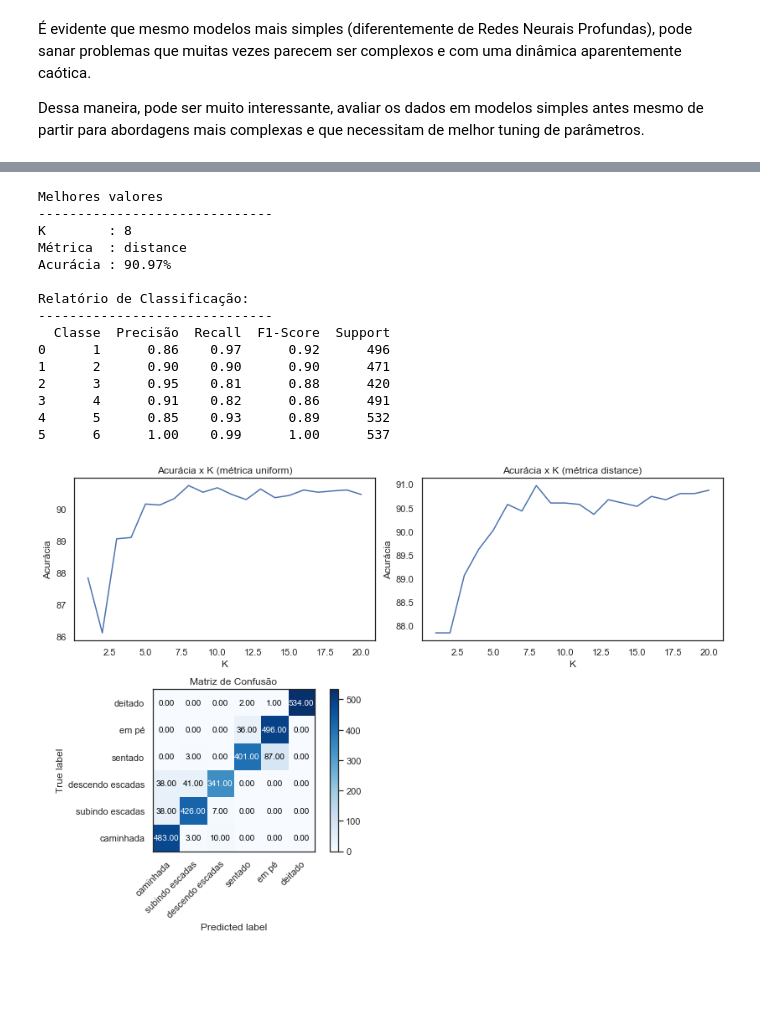
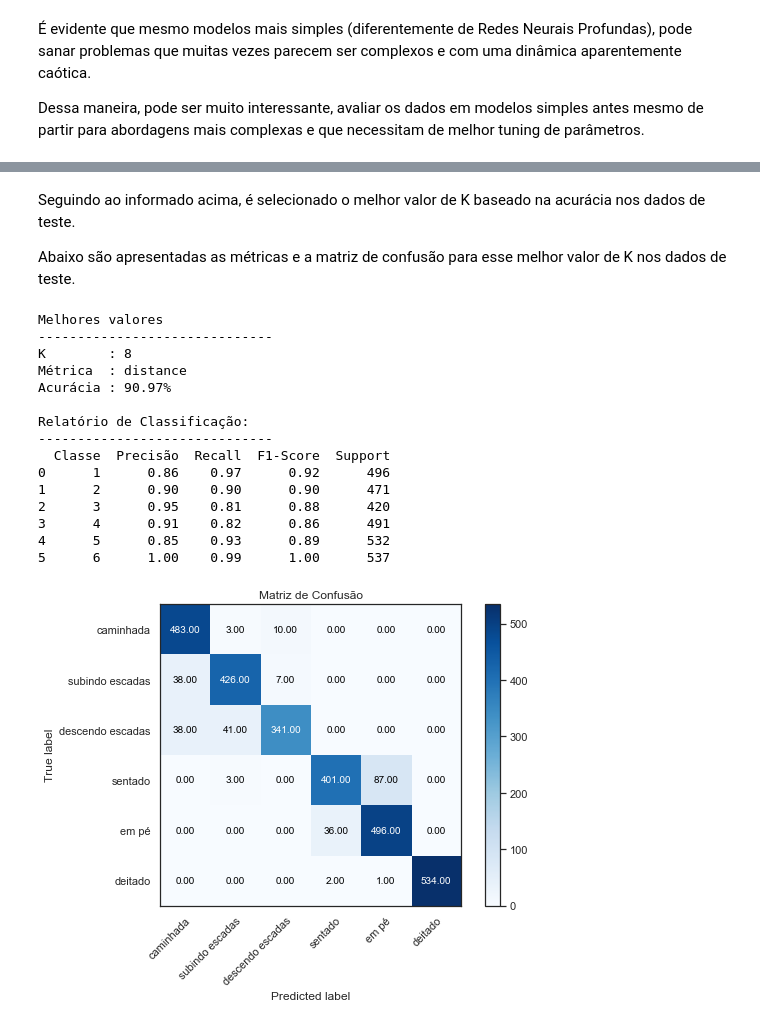
Before and after one commit to rdenadai/ia006c, a Jupyter notebook: notebooks/EFC02/EFC02.ipynb, the cells around one changed output, grey strips where cells are left out. Saved outputs shown, nothing was run; the diff lists cells and outputs as text; code cells hidden in the pictures; blank space fills up the shorter version.

```diff
--- a/notebooks/EFC02/EFC02.ipynb
+++ b/notebooks/EFC02/EFC02.ipynb
@@ -885,8 +907,8 @@ def compute_knn(_metric, _k, _x, _y, xt):
     unique, counts = np.unique(dist[:, 0], return_counts=True)
     # Pontos baseando-se na distancia média dos melhores resultados
     if _metric == "distance":
-        cls = {u: (np.mean(dist[dist[:, 0] == u][:, 1]) / co) for u, co in zip(unique, counts)}
-        return int(min(cls, key=cls.get))
+        cls = {u: np.sum(1./dist[dist[:, 0] == u][:, 1])  for u in unique}
+        return int(max(cls, key=cls.get))
     # Todos os pontos tem o mesmo peso
     else:
         cmax = np.where(counts == np.max(counts))[0][0]
@@ -895,7 +917,7 @@ def compute_knn(_metric, _k, _x, _y, xt):
 
 class KNeighborsClassifierImpl:
 
-    def __init__(self, k=1, metric="uniform"):
+    def __init__(self, k=5, metric="uniform"):
         self._k = k
         if "uniform" in metric:
             self._metric = "uniform"
@@ -908,7 +930,7 @@ class KNeighborsClassifierImpl:
 
     def predict(self, x_test):
         with ProcessPoolExecutor() as exc:
-            y_pred = list(exc.map(partial(compute_knn, self._metric, self._k, self._x, self._y), x_test, chunksize=100))
+            y_pred = list(exc.map(partial(compute_knn, self._metric, self._k, self._x, self._y), x_test, chunksize=500))
         return np.array(y_pred)
 # %%
 best_acc, best_k, best_m = 0, 1, "uniform"
@@ -932,6 +972,10 @@ knn.fit(x_har_train, y_har_train)
 y_har_pred = knn.predict(x_har_test)
 acc = np.sum(y_har_test == y_har_pred) / len(x_har_test)
 cfm = confusion_matrix(y_har_test, y_har_pred)
+# %% [markdown]
+Seguindo ao informado acima, é selecionado o melhor valor de K baseado na acurácia nos dados de teste.
+
+Abaixo são apresentadas as métricas e a matriz de confusão para esse melhor valor de K nos dados de teste.
 # %%
 print(f"Melhores valores")
 print("-" * 30)
@@ -958,20 +1002,9 @@ print(dfclass)
 
 labels = ["caminhada", "subindo escadas", "descendo escadas", "sentado", "em pé", "deitado"]
 
-plt.figure(figsize=(12, 8))
-plt.subplot(2, 2, 1)
-plt.title("Acurácia x K (métrica uniform)")
-plt.plot(range(1, 21), ACC["uniform"])
-plt.xlabel("K")
-plt.ylabel("Acurácia")
+plt.figure(figsize=(8, 6))
 
-plt.subplot(2, 2, 2)
-plt.title("Acurácia x K (métrica distance)")
-plt.plot(range(1, 21), ACC["distance"])
-plt.xlabel("K")
-plt.ylabel("Acurácia")
-
-ax = plt.subplot(2, 2, 3)
+ax = plt.subplot(1, 1, 1)
 im = plt.imshow(cfm, interpolation='nearest', cmap=plt.cm.Blues)
 ax.figure.colorbar(im, ax=ax)
 ax.set(xticks=np.arange(cfm.shape[1]),
@@ -983,32 +1016,32 @@ ax.set(xticks=np.arange(cfm.shape[1]),
        xlabel='Predicted label')
 # Rotate the tick labels and set their alignment.
 plt.setp(ax.get_xticklabels(), rotation=45, ha="right", rotation_mode="anchor")
 # Loop over data dimensions and create text annotations.
 thresh = cfm.max() / 2.
 for i in range(cfm.shape[0]):
     for j in range(cfm.shape[1]):
         ax.text(j, i, format(cfm[i, j], '.2f'),
                 ha="center", va="center",
                 color="white" if cfm[i, j] > thresh else "black")
 ax.set_xlim(-0.5, 5.5)
-ax.set_ylim(-0.5, 5.5)
+ax.set_ylim(5.5, -0.5)
 
 plt.tight_layout()
 plt.show()
 # %% [output]
 Melhores valores
 ------------------------------
 K        : 8
 Métrica  : distance
 Acurácia : 90.97%
 
 Relatório de Classificação:
 ------------------------------
   Classe  Precisão  Recall  F1-Score  Support
 0      1      0.86    0.97      0.92      496
 1      2      0.90    0.90      0.90      471
 2      3      0.95    0.81      0.88      420
 3      4      0.91    0.82      0.86      491
 4      5      0.85    0.93      0.89      532
 5      6      1.00    0.99      1.00      537
-[figure, old version]
+[figure, new version]
```
Also changed, not shown: parts of 13 cells of this notebook.
